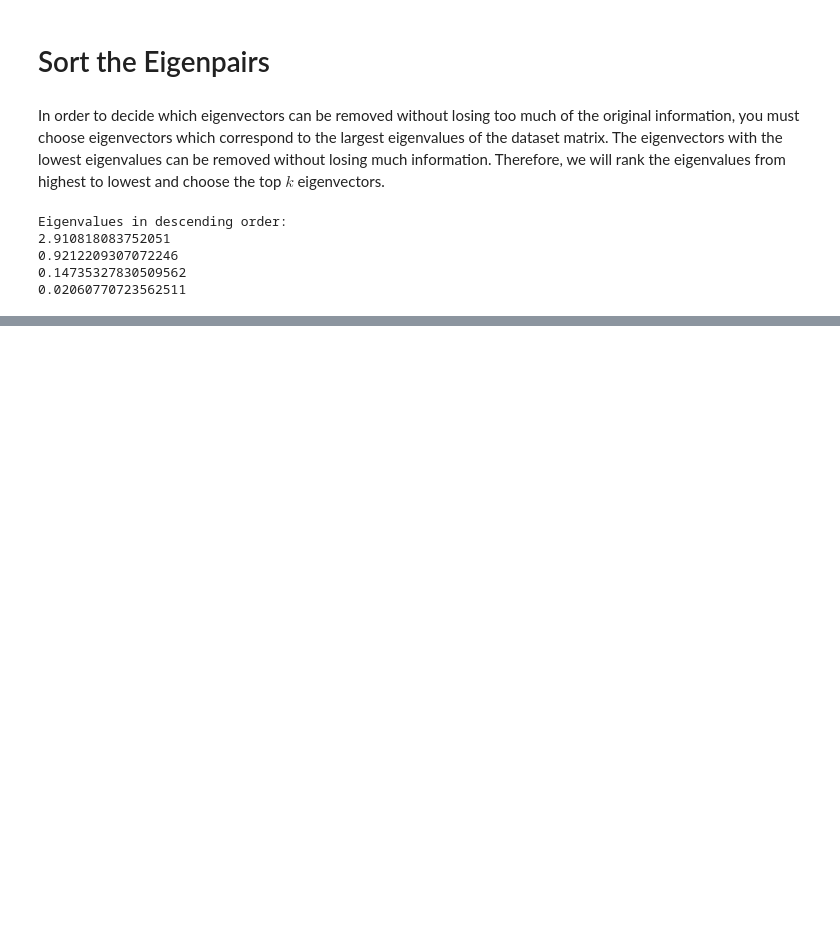
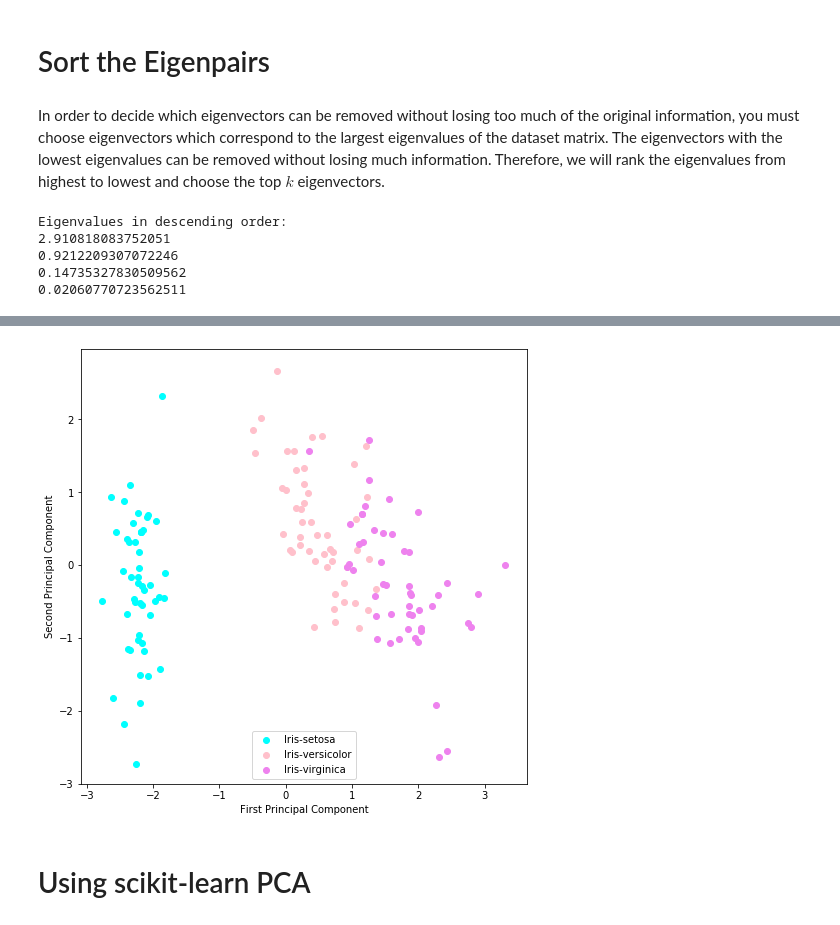
Before and after one commit to FlamingLlama/PCA_Essay_Iris, a Jupyter notebook: PCA_Iris.ipynb, the cells around one changed output, grey strips where cells are left out. Cells and saved outputs as stored; diff of their text form; code cells hidden in the pictures; blank space fills up the shorter version.

```diff
--- a/PCA_Iris.ipynb
+++ b/PCA_Iris.ipynb
@@ -100,0 +135,9 @@ Eigenvalues in descending order:
+# %%
+a = np.array([-u[0][0], u[0][1]])
+b = np.array([-u[1][0], u[1][1]])
+c = np.array([-u[2][0], u[2][1]])
+d = np.array([-u[3][0], u[3][1]])
+
+w_matrix = np.stack((a,b,c,d))
+
+print("Matrix W:\n", w_matrix)
@@ -100,0 +152,2 @@ Eigenvalues in descending order:
+# %%
+Y = X_std.dot(w_matrix)
@@ -100,0 +168,21 @@ Eigenvalues in descending order:
+# %%
+with plt.style.context('seaborn-pastel'):
+    plt.figure(figsize=(8, 8))
+
+    classes = ['Iris-setosa', 'Iris-versicolor', 'Iris-virginica']
+    colors = ['cyan', 'pink', 'violet']
+    for lab, col in zip(classes, colors):
+        plt.scatter(Y[y==lab, 0],
+                    Y[y==lab, 1],
+                    label=lab,
+                    c=col)
+
+    plt.xlabel('First Principal Component')
+    plt.ylabel('Second Principal Component')
+    plt.legend(loc='lower center')
+
+    plt.show()
+# %% [output]
+[figure, added]
+# %% [markdown]
+# Using scikit-learn PCA
```
Also changed, not shown: parts of 15 cells of this notebook.
